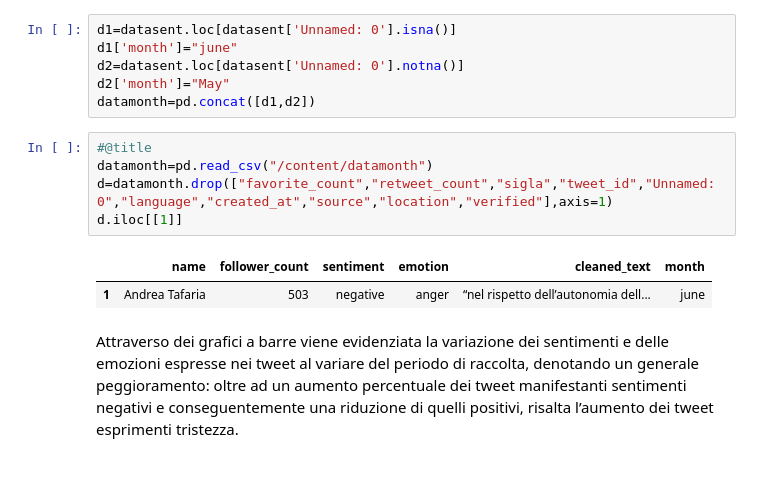
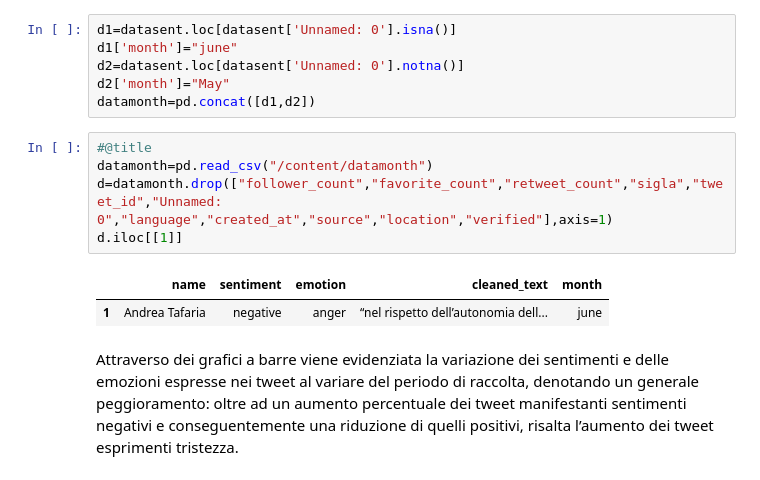
Before and after one commit to paolofesta/prove, a Jupyter notebook: scrittura.ipynb, the cells around one changed output. Saved outputs shown, nothing was run; the diff lists cells and outputs as text.

```diff
--- a/scrittura.ipynb
+++ b/scrittura.ipynb
@@ -320,11 +308,11 @@ datamonth=pd.concat([d1,d2])
 # %%
 #@title
 datamonth=pd.read_csv("/content/datamonth")
-d=datamonth.drop(["favorite_count","retweet_count","sigla","tweet_id","Unnamed: 0","language","created_at","source","location","verified"],axis=1)
+d=datamonth.drop(["follower_count","favorite_count","retweet_count","sigla","tweet_id","Unnamed: 0","language","created_at","source","location","verified"],axis=1)
 d.iloc[[1]]
 # %% [output]
-|  | name | follower_count | sentiment | emotion | cleaned_text | month |
-| 1 | Andrea Tafaria | 503 | negative | anger | “nel rispetto dell’autonomia dell... | june |
+|  | name | sentiment | emotion | cleaned_text | month |
+| 1 | Andrea Tafaria | negative | anger | “nel rispetto dell’autonomia dell... | june |
 # %% [markdown]
 Attraverso dei grafici a barre viene evidenziata la variazione dei sentimenti e delle emozioni espresse nei tweet al variare del periodo di raccolta, denotando un generale peggioramento: oltre ad un aumento percentuale dei tweet manifestanti sentimenti negativi e conseguentemente una riduzione di quelli positivi, risalta l’aumento dei tweet esprimenti tristezza.
 # %%
```
Also changed, not shown: parts of 3 cells of this notebook.
